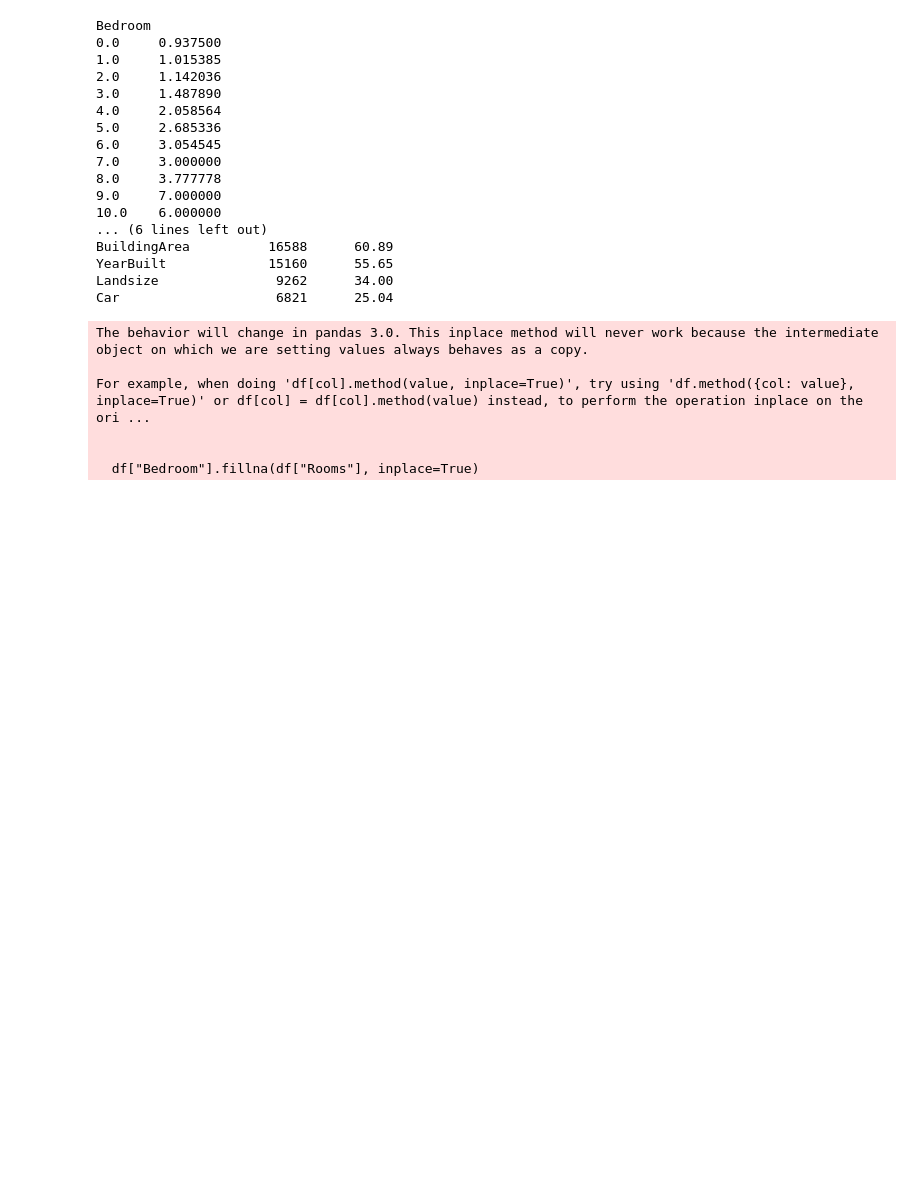
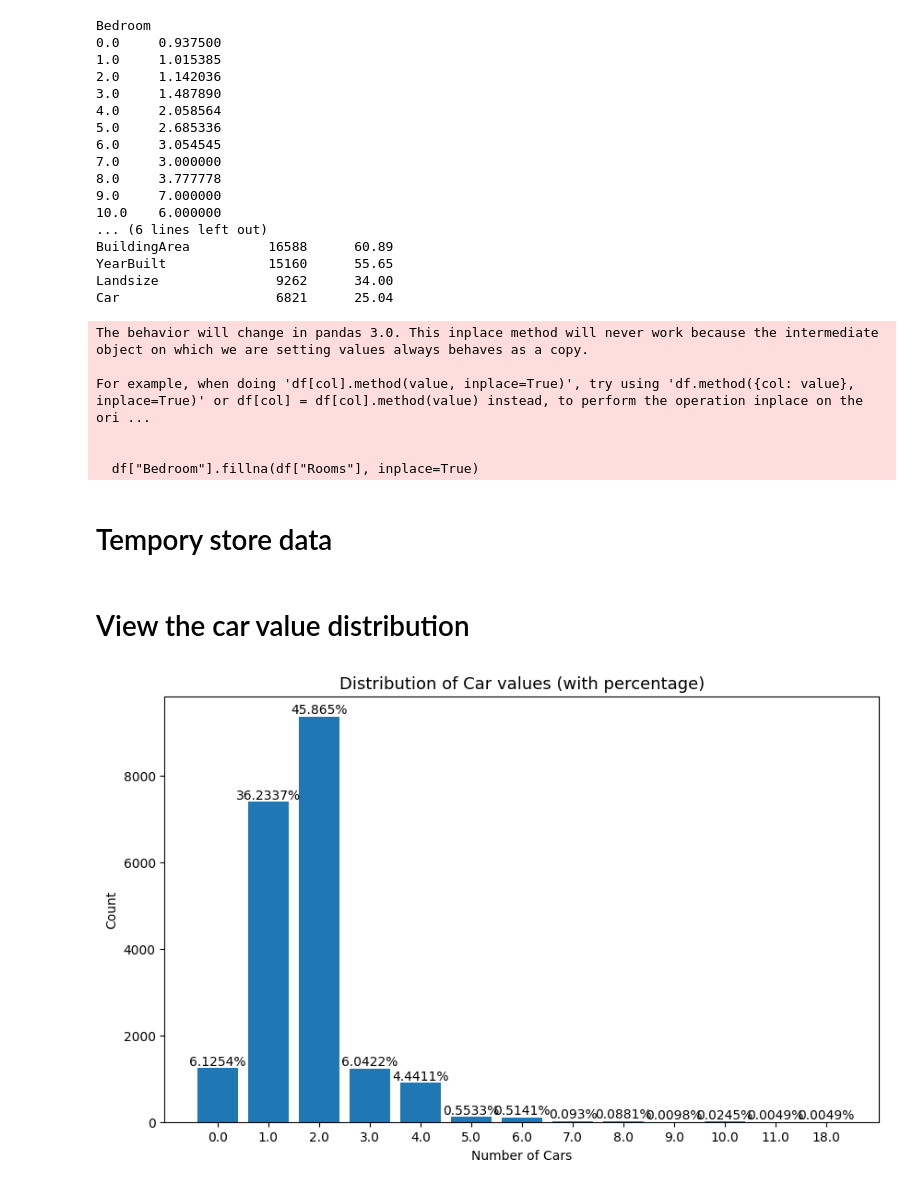
Before and after one commit to lzyixx/SML-Project, a Jupyter notebook: data_preprocessing.ipynb, the cells around one changed output. Saved outputs shown, nothing was run; the diff lists cells and outputs as text; code cells hidden in the pictures; blank space fills up the shorter version.

```diff
--- a/data_preprocessing.ipynb
+++ b/data_preprocessing.ipynb
@@ -150,5 +150,41 @@ For example, when doing 'df[col].method(value, inplace=True)', try using 'df.met
 
 
   df["Bedroom"].fillna(df["Rooms"], inplace=True)
+# %% [markdown]
+# Tempory store data
 # %%
 df.to_csv("cleaned_melbourne_housing.csv", index=False)
+# %% [markdown]
+# View the car value distribution
+# %%
+import pandas as pd
+import matplotlib.pyplot as plt
+
+
+df = pd.read_csv("cleaned_melbourne_housing.csv")
+
+# delete missing value
+car_series = df["Car"].dropna()
+
+# store persentage
+counts = car_series.value_counts().sort_index()
+percentages = (counts / counts.sum() * 100).round(4)
+
+# plot value distribution
+plt.figure(figsize=(10, 6))
+bars = plt.bar(counts.index.astype(str), counts.values)
+
+for bar, pct in zip(bars, percentages):
+    plt.text(
+        bar.get_x() + bar.get_width() / 2,
+        bar.get_height(),
+        f"{pct}%",
+        ha="center", va="bottom"
+    )
+
+plt.title("Distribution of Car values (with percentage)", fontsize=13)
+plt.xlabel("Number of Cars")
+plt.ylabel("Count")
+plt.show()
+# %% [output]
+[figure, added]
```
Also changed, not shown: parts of 7 cells of this notebook, 3 other files.
